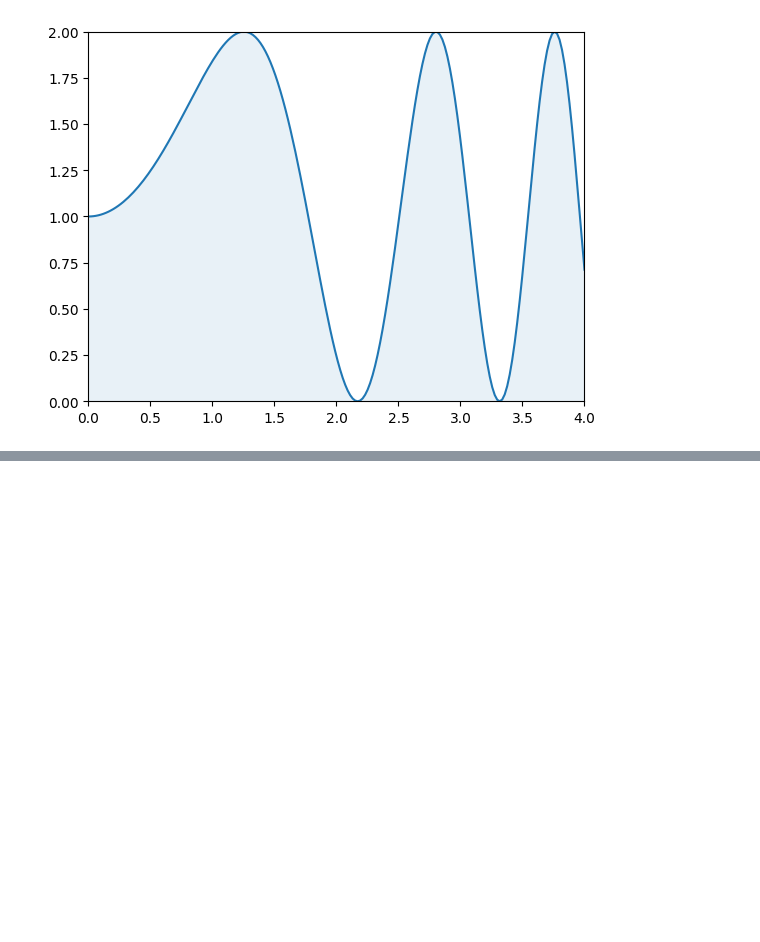
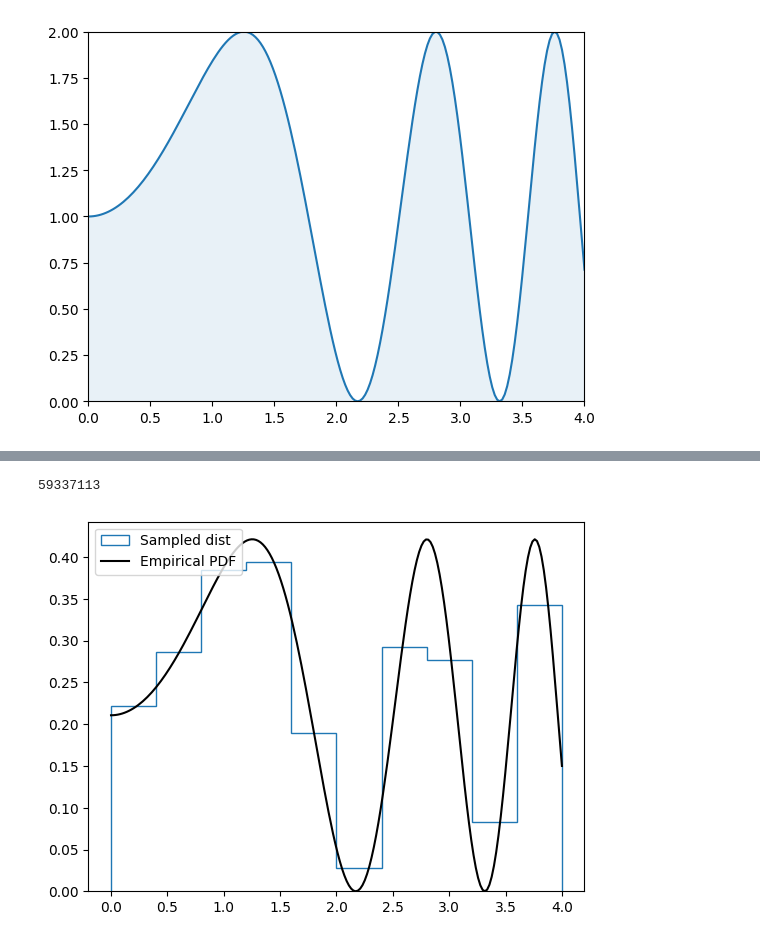
Before and after one commit to SasithaAI/My12MonthAIStudy, a Jupyter notebook: MYSampaling.ipynb, the cells around one changed output, grey strips where cells are left out. Drawn from its saved outputs; the diff is of its cells as text; code cells hidden in the pictures; blank space fills up the shorter version.

```diff
--- a/MYSampaling.ipynb
+++ b/MYSampaling.ipynb
@@ -26,0 +47,11 @@ plt.ylim(0, 2);
+# %%
+n2 = 100000000
+x_test = uniform.rvs(scale=4, size=n2)
+x_final = x_test[uniform.rvs(scale=2, size=n2) <= pdf(x_test)]
+print(len(x_final))
+plt.hist(x_final, density=True, histtype="step", label="Sampled dist")
+plt.plot(xs, ps / simpson(ps, x=xs), c="k", label="Empirical PDF")
+plt.legend(loc=2);
+# %% [output]
+59337113
+[figure, added]
```
Also changed, not shown: parts of 7 cells of this notebook.
